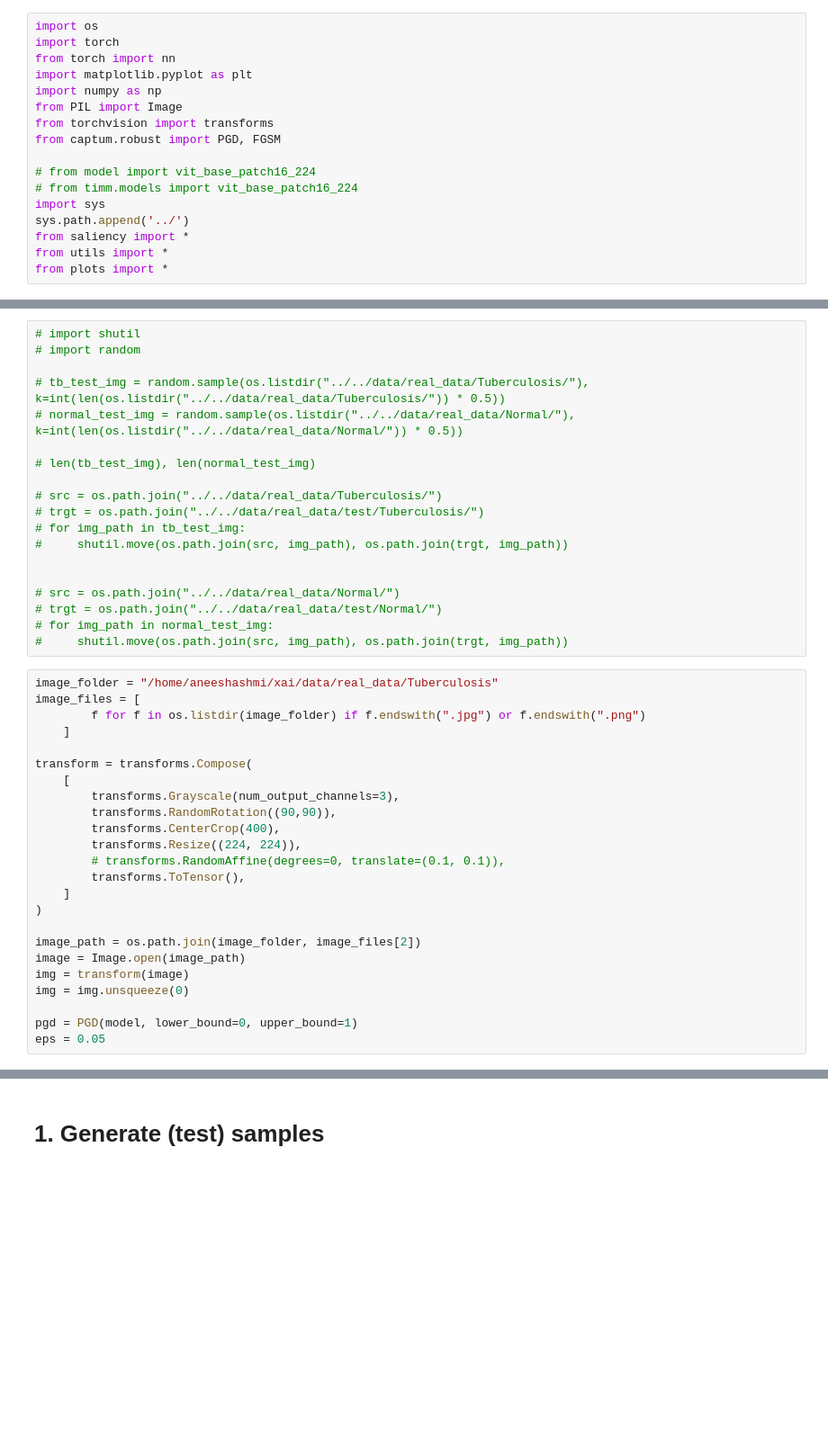
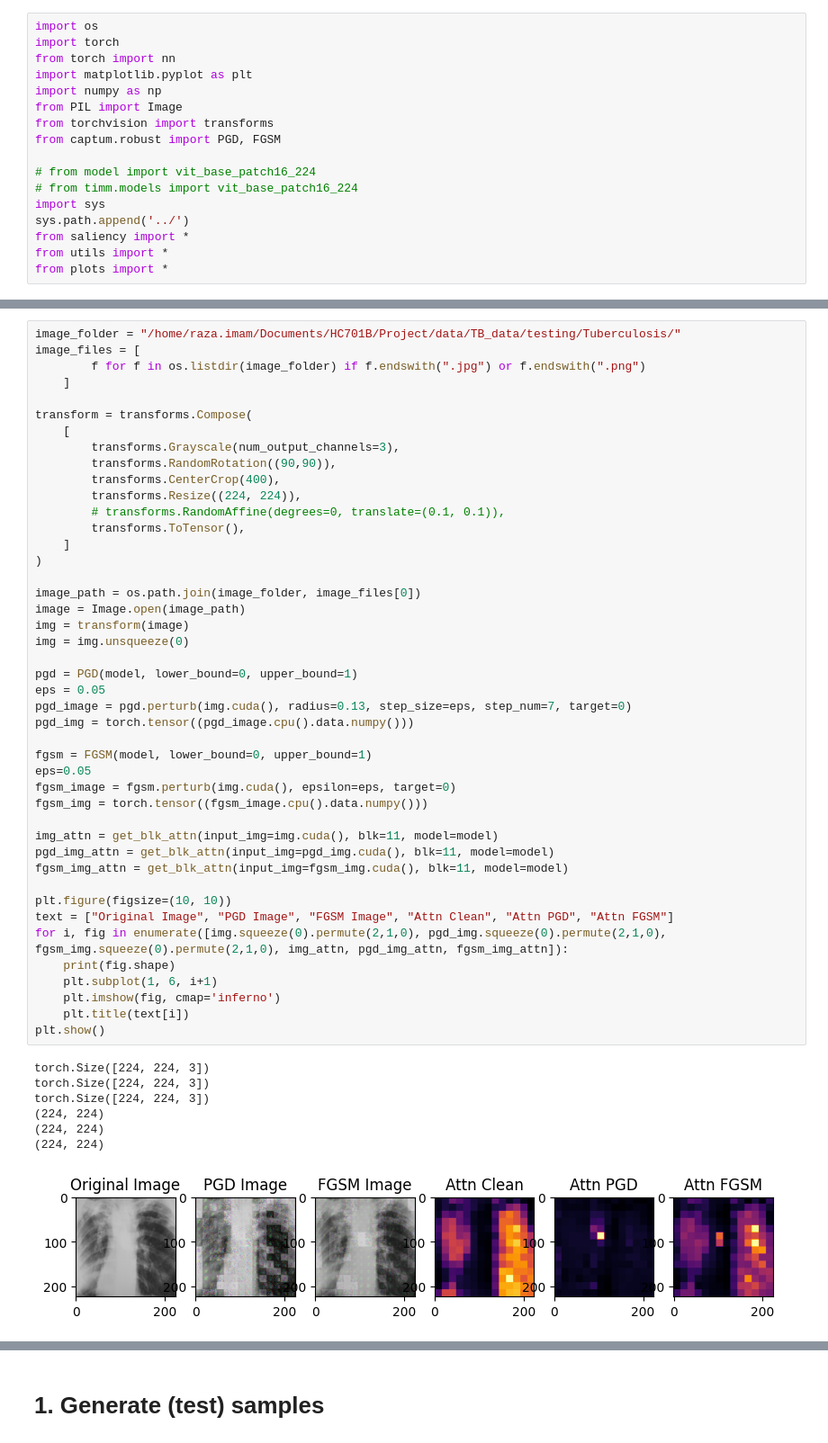
Before and after one commit to Razaimam45/XAIM, a Jupyter notebook: ibrahim_test/raza_round2.ipynb, the cells around one changed output, grey strips where cells are left out. Shown at 90% size. Saved outputs shown, nothing was run; the diff lists cells and outputs as text; blank space fills up the shorter version.

```diff
--- a/ibrahim_test/raza_round2.ipynb
+++ b/ibrahim_test/raza_round2.ipynb
@@ -23,44 +23,53 @@ model = torch.load('/home/aneeshashmi/xai/vit_base_patch16_224_in21k_test-accura
 model = model.to(device)
-# %%
-# import shutil
-# import random
-
-# tb_test_img = random.sample(os.listdir("../../data/real_data/Tuberculosis/"), k=int(len(os.listdir("../../data/real_data/Tuberculosis/")) * 0.5))
-# normal_test_img = random.sample(os.listdir("../../data/real_data/Normal/"), k=int(len(os.listdir("../../data/real_data/Normal/")) * 0.5))
-
-# len(tb_test_img), len(normal_test_img)
-
-# src = os.path.join("../../data/real_data/Tuberculosis/")
-# trgt = os.path.join("../../data/real_data/test/Tuberculosis/")
-# for img_path in tb_test_img:
-#     shutil.move(os.path.join(src, img_path), os.path.join(trgt, img_path))
-
-
-# src = os.path.join("../../data/real_data/Normal/")
-# trgt = os.path.join("../../data/real_data/test/Normal/")
-# for img_path in normal_test_img:
-#     shutil.move(os.path.join(src, img_path), os.path.join(trgt, img_path))
 # %%
-image_folder = "/home/aneeshashmi/xai/data/real_data/Tuberculosis"
+image_folder = "/home/raza.imam/Documents/HC701B/Project/data/TB_data/testing/Tuberculosis/"
 image_files = [
         f for f in os.listdir(image_folder) if f.endswith(".jpg") or f.endswith(".png")
     ]
 
 transform = transforms.Compose(
     [
         transforms.Grayscale(num_output_channels=3),
         transforms.RandomRotation((90,90)),
         transforms.CenterCrop(400),
         transforms.Resize((224, 224)),
         # transforms.RandomAffine(degrees=0, translate=(0.1, 0.1)),
         transforms.ToTensor(),
     ]
 )
 
-image_path = os.path.join(image_folder, image_files[2])
+image_path = os.path.join(image_folder, image_files[0])
 image = Image.open(image_path)
 img = transform(image)
 img = img.unsqueeze(0)
 
 pgd = PGD(model, lower_bound=0, upper_bound=1)
 eps = 0.05
+pgd_image = pgd.perturb(img.cuda(), radius=0.13, step_size=eps, step_num=7, target=0)
+pgd_img = torch.tensor((pgd_image.cpu().data.numpy()))
+
+fgsm = FGSM(model, lower_bound=0, upper_bound=1)
+eps=0.05
+fgsm_image = fgsm.perturb(img.cuda(), epsilon=eps, target=0)
+fgsm_img = torch.tensor((fgsm_image.cpu().data.numpy()))
+
+img_attn = get_blk_attn(input_img=img.cuda(), blk=11, model=model)
+pgd_img_attn = get_blk_attn(input_img=pgd_img.cuda(), blk=11, model=model)
+fgsm_img_attn = get_blk_attn(input_img=fgsm_img.cuda(), blk=11, model=model)
+
+plt.figure(figsize=(10, 10))
+text = ["Original Image", "PGD Image", "FGSM Image", "Attn Clean", "Attn PGD", "Attn FGSM"]
+for i, fig in enumerate([img.squeeze(0).permute(2,1,0), pgd_img.squeeze(0).permute(2,1,0), fgsm_img.squeeze(0).permute(2,1,0), img_attn, pgd_img_attn, fgsm_img_attn]):
+    print(fig.shape)
+    plt.subplot(1, 6, i+1)
+    plt.imshow(fig, cmap='inferno')
+    plt.title(text[i])
+plt.show()
+# %% [output]
+torch.Size([224, 224, 3])
+torch.Size([224, 224, 3])
+torch.Size([224, 224, 3])
+(224, 224)
+(224, 224)
+(224, 224)
+[figure, added]
```
Also changed, not shown: parts of 6 cells of this notebook, 9 other files.
